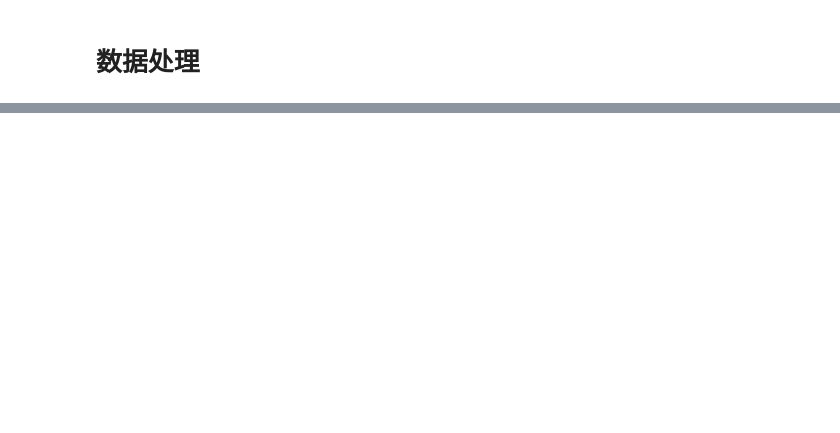
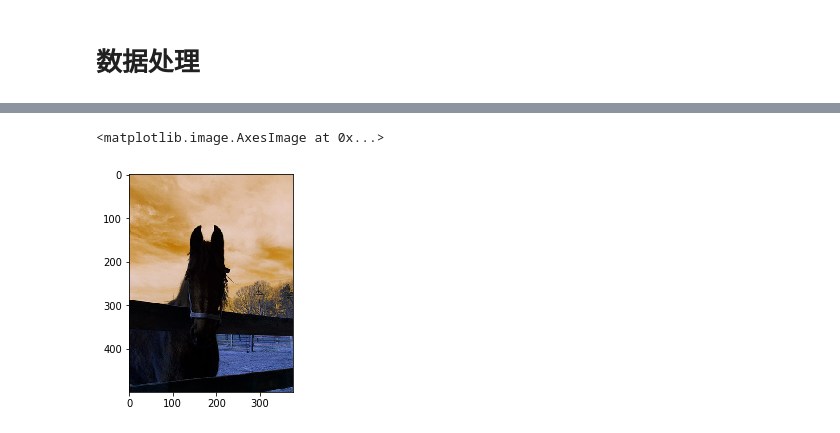
Before and after one commit to wcjb/wcjb-faster-rcnn, a Jupyter notebook: Faster-rcnn.ipynb, the cells around one changed output, grey strips where cells are left out. Saved outputs shown, nothing was run; the diff lists cells and outputs as text; code cells hidden in the pictures; blank space fills up the shorter version.

```diff
--- a/Faster-rcnn.ipynb
+++ b/Faster-rcnn.ipynb
@@ -191,0 +235,11 @@ def get_data(input_path):
+# %%
+import cv2
+from matplotlib import pyplot as plt
+img = cv2.imread('/home/wcjb/Code/Dataset/VOCdevkit/VOC2012/JPEGImages/2011_001656.jpg')
+# 由于使用cv2的rectangle函数在图片上绘制标注框时，
+# 会默认在原图上进行操作，故需提前创建副本
+imgs = img.copy()
+plt.imshow(img)
+# %% [output]
+<matplotlib.image.AxesImage at 0x...>
+[figure, added]
```
Also changed, not shown: parts of 9 cells of this notebook.
